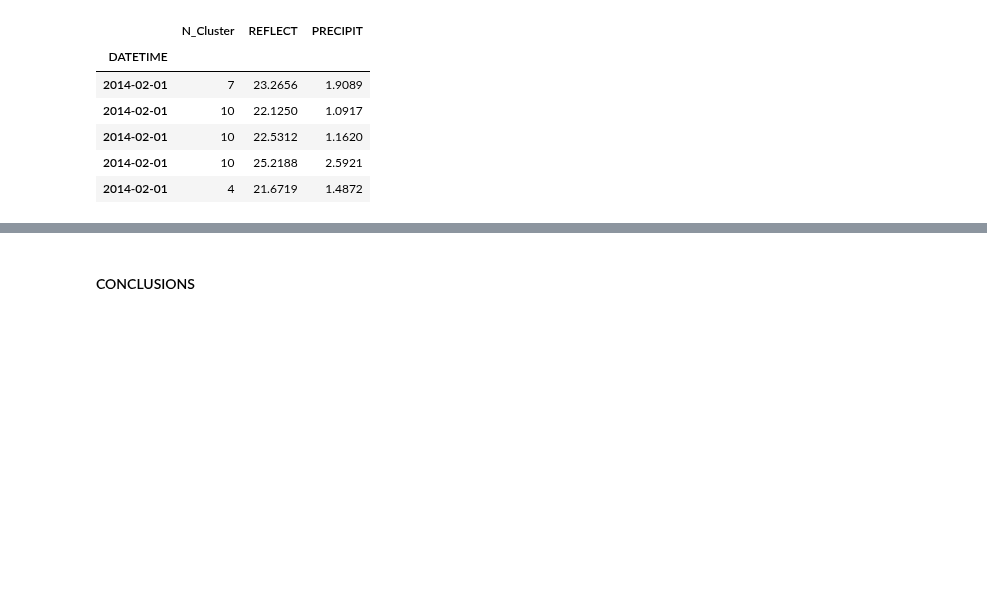
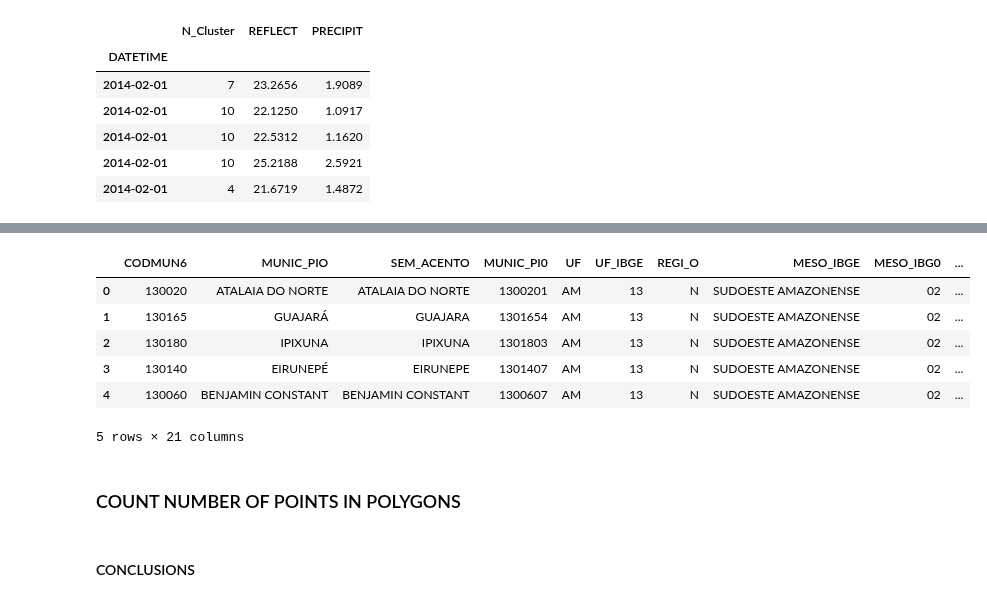
Before and after one commit to helvecioneto/CAP-394, a Jupyter notebook: 01-EDA.ipynb, the cells around one changed output, grey strips where cells are left out. Drawn from its saved outputs; the diff is of its cells as text; code cells hidden in the pictures; blank space fills up the shorter version.

```diff
--- a/01-EDA.ipynb
+++ b/01-EDA.ipynb
@@ -1067,0 +1162,12 @@ fig.write_image("img/graficos/fortracc.png")
+# %%
+amazonas.head()
+# %% [output]
+|  | CODMUN6 | MUNIC_PIO | SEM_ACENTO | MUNIC_PI0 | UF | UF_IBGE | REGI_O | MESO_IBGE | MESO_IBG0 | ... |
+| 0 | 130020 | ATALAIA DO NORTE | ATALAIA DO NORTE | 1300201 | AM | 13 | N | SUDOESTE AMAZONENSE | 02 | ... |
+| 1 | 130165 | GUAJARÁ | GUAJARA | 1301654 | AM | 13 | N | SUDOESTE AMAZONENSE | 02 | ... |
+| 2 | 130180 | IPIXUNA | IPIXUNA | 1301803 | AM | 13 | N | SUDOESTE AMAZONENSE | 02 | ... |
+| 3 | 130140 | EIRUNEPÉ | EIRUNEPE | 1301407 | AM | 13 | N | SUDOESTE AMAZONENSE | 02 | ... |
+| 4 | 130060 | BENJAMIN CONSTANT | BENJAMIN CONSTANT | 1300607 | AM | 13 | N | SUDOESTE AMAZONENSE | 02 | ... |
+5 rows × 21 columns
+# %% [markdown]
+### COUNT NUMBER OF POINTS IN POLYGONS
```
Also changed, not shown: parts of 21 cells of this notebook, 20 other files.
